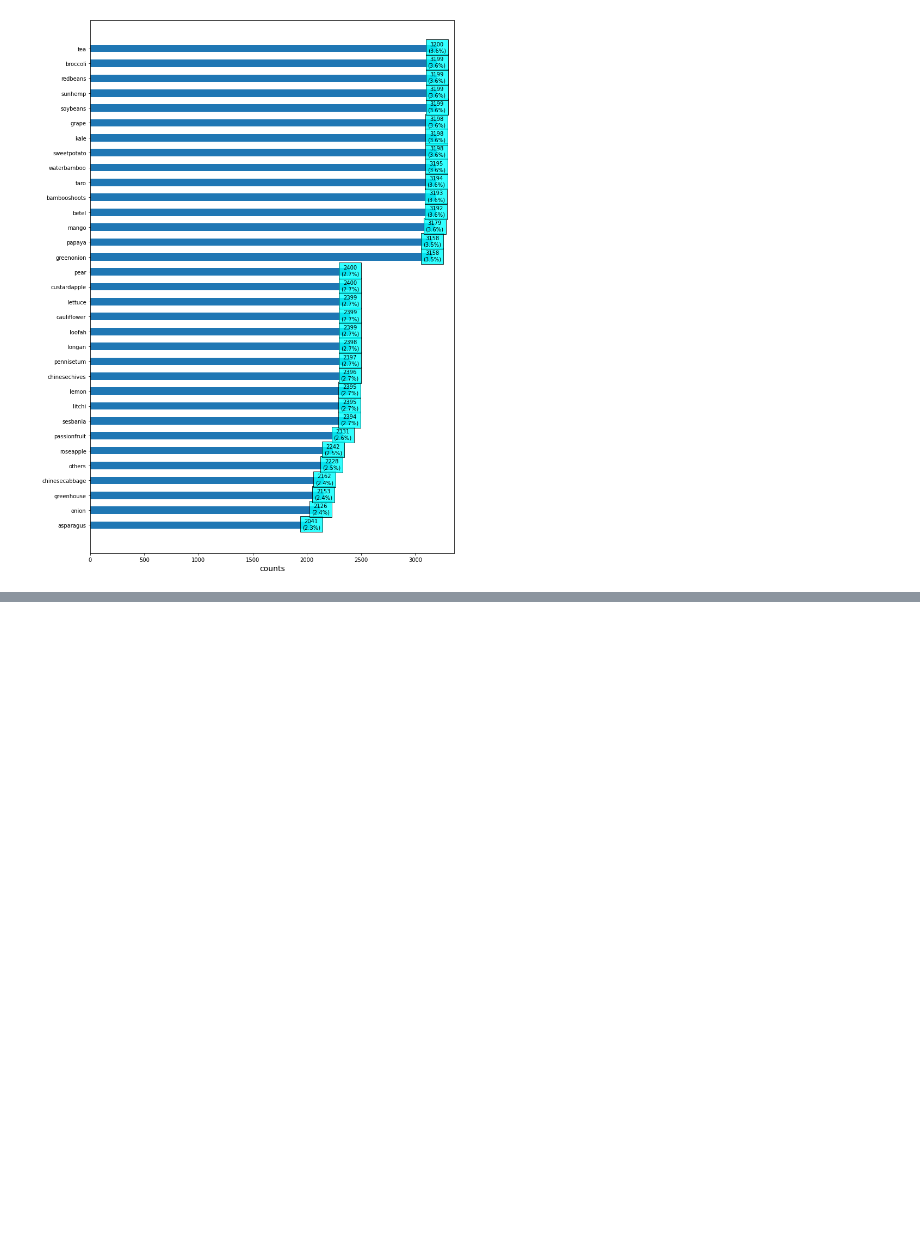
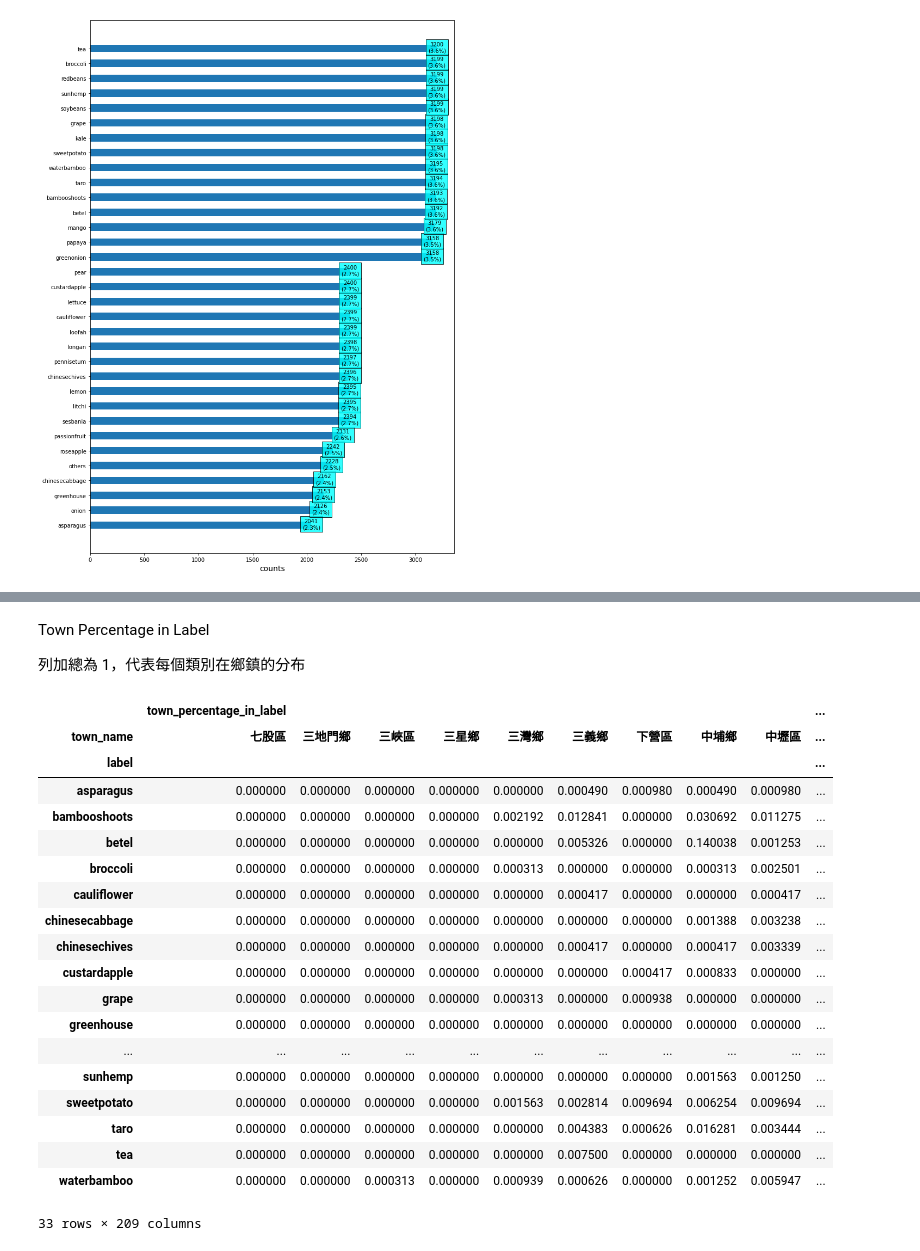
Before and after one commit to siang-chang/aidea-farmland-crops-autumn-personal, a Jupyter notebook: src/analysis/analysis.ipynb, the cells around one changed output, grey strips where cells are left out. Drawn from its saved outputs; the diff is of its cells as text; code cells hidden in the pictures; blank space fills up the shorter version.

```diff
--- a/src/analysis/analysis.ipynb
+++ b/src/analysis/analysis.ipynb
@@ -152,0 +200,30 @@ plt.show()
+# %% [markdown]
+Town Percentage in Label
+
+列加總為 1，代表每個類別在鄉鎮的分布
+# %%
+df_pivot = pd.pivot_table(group_by_label_town, index=['label'], columns=['town_name'], values=['town_percentage_in_label']).fillna(0)
+df_pivot = df_pivot.reindex(df_pivot['town_percentage_in_label'].index)
+df_pivot.to_csv(F'{path}/analysis/train_label_town_percentage_in_label.csv')
+df_pivot
+# %% [output]
+|  | town_percentage_in_label |  |  |  |  |  |  |  |  | ... |
+| town_name | 七股區 | 三地門鄉 | 三峽區 | 三星鄉 | 三灣鄉 | 三義鄉 | 下營區 | 中埔鄉 | 中壢區 | ... |
+| label |  |  |  |  |  |  |  |  |  | ... |
+| asparagus | 0.000000 | 0.000000 | 0.000000 | 0.000000 | 0.000000 | 0.000490 | 0.000980 | 0.000490 | 0.000980 | ... |
+| bambooshoots | 0.000000 | 0.000000 | 0.000000 | 0.000000 | 0.002192 | 0.012841 | 0.000000 | 0.030692 | 0.011275 | ... |
+| betel | 0.000000 | 0.000000 | 0.000000 | 0.000000 | 0.000000 | 0.005326 | 0.000000 | 0.140038 | 0.001253 | ... |
+| broccoli | 0.000000 | 0.000000 | 0.000000 | 0.000000 | 0.000313 | 0.000000 | 0.000000 | 0.000313 | 0.002501 | ... |
+| cauliflower | 0.000000 | 0.000000 | 0.000000 | 0.000000 | 0.000000 | 0.000417 | 0.000000 | 0.000000 | 0.000417 | ... |
+| chinesecabbage | 0.000000 | 0.000000 | 0.000000 | 0.000000 | 0.000000 | 0.000000 | 0.000000 | 0.001388 | 0.003238 | ... |
+| chinesechives | 0.000000 | 0.000000 | 0.000000 | 0.000000 | 0.000000 | 0.000417 | 0.000000 | 0.000417 | 0.003339 | ... |
+| custardapple | 0.000000 | 0.000000 | 0.000000 | 0.000000 | 0.000000 | 0.000000 | 0.000417 | 0.000833 | 0.000000 | ... |
+| grape | 0.000000 | 0.000000 | 0.000000 | 0.000000 | 0.000313 | 0.000000 | 0.000938 | 0.000000 | 0.000000 | ... |
+| greenhouse | 0.000000 | 0.000000 | 0.000000 | 0.000000 | 0.000000 | 0.000000 | 0.000000 | 0.000000 | 0.000000 | ... |
+| ... | ... | ... | ... | ... | ... | ... | ... | ... | ... | ... |
+| sunhemp | 0.000000 | 0.000000 | 0.000000 | 0.000000 | 0.000000 | 0.000000 | 0.000000 | 0.001563 | 0.001250 | ... |
+| sweetpotato | 0.000000 | 0.000000 | 0.000000 | 0.000000 | 0.001563 | 0.002814 | 0.009694 | 0.006254 | 0.009694 | ... |
+| taro | 0.000000 | 0.000000 | 0.000000 | 0.000000 | 0.000000 | 0.004383 | 0.000626 | 0.016281 | 0.003444 | ... |
+| tea | 0.000000 | 0.000000 | 0.000000 | 0.000000 | 0.000000 | 0.007500 | 0.000000 | 0.000000 | 0.000000 | ... |
+| waterbamboo | 0.000000 | 0.000000 | 0.000313 | 0.000000 | 0.000939 | 0.000626 | 0.000000 | 0.001252 | 0.005947 | ... |
+33 rows × 209 columns
```
Also changed, not shown: parts of 13 cells of this notebook, 7 other files.
